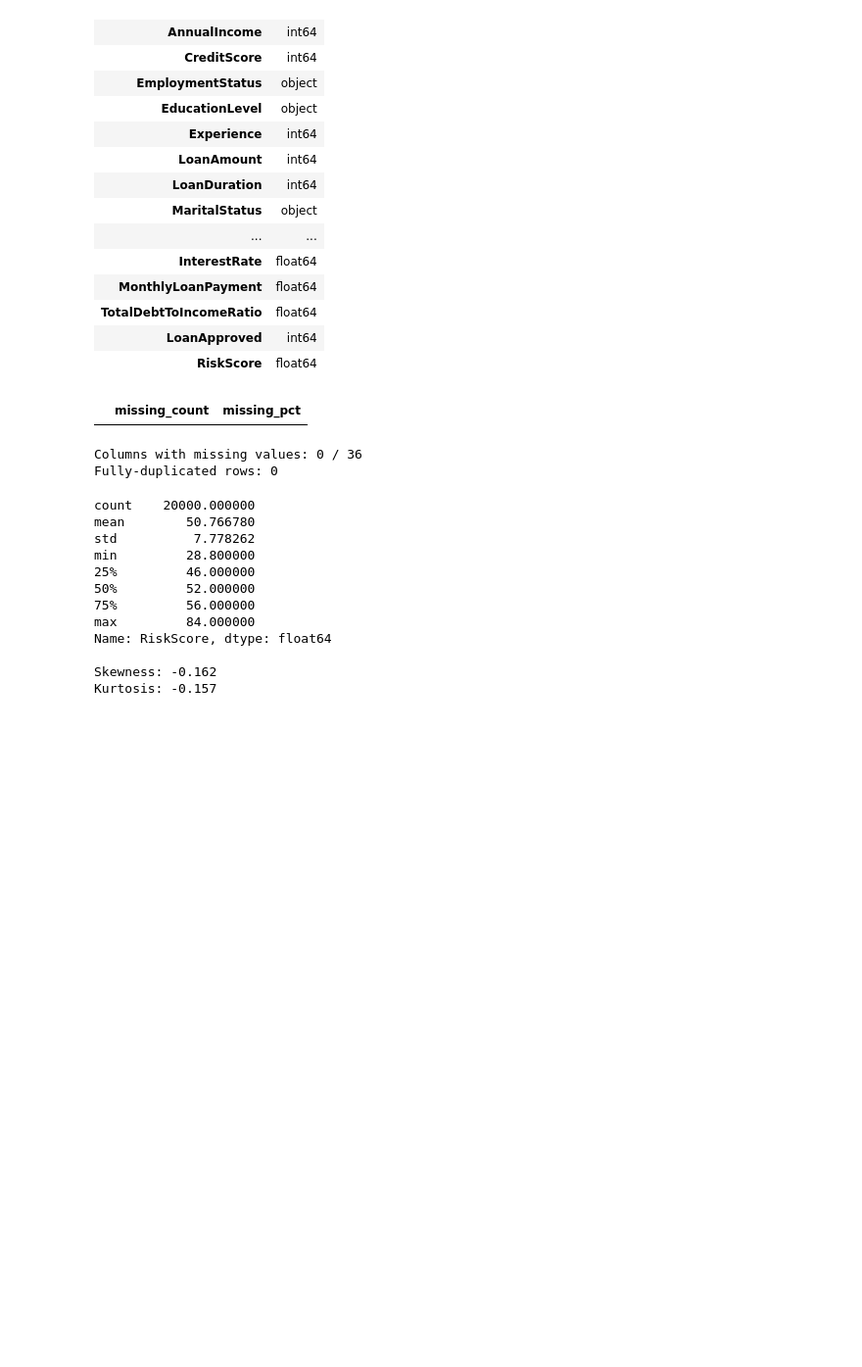
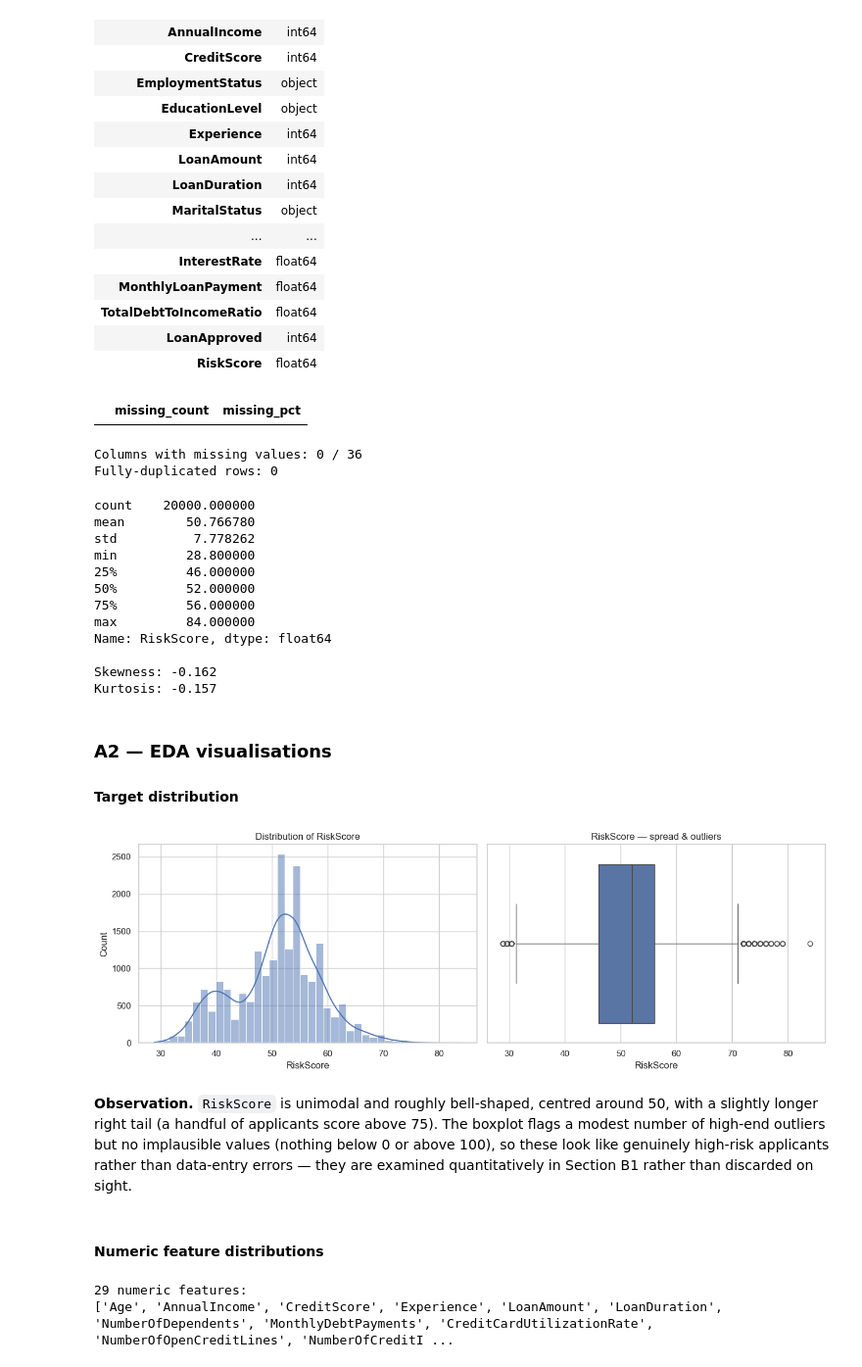
Before and after one commit to Isvarr/capstone_ml, a Jupyter notebook: credit_risk_regression.ipynb, the cells around one changed output. Shown at 98% size. Cells and saved outputs as stored; diff of their text form; code cells hidden in the pictures; blank space fills up the shorter version.

```diff
--- a/credit_risk_regression.ipynb
+++ b/credit_risk_regression.ipynb
@@ -101,0 +111,36 @@ Kurtosis: -0.157
+# %% [markdown]
+### A2 — EDA visualisations
+#### Target distribution
+# %%
+fig, axes = plt.subplots(1, 2, figsize=(13, 4.5))
+
+sns.histplot(df[TARGET], kde=True, bins=40, ax=axes[0], color="#4C72B0")
+axes[0].set_title("Distribution of RiskScore")
+axes[0].set_xlabel("RiskScore")
+axes[0].set_ylabel("Count")
+
+sns.boxplot(x=df[TARGET], ax=axes[1], color="#4C72B0")
+axes[1].set_title("RiskScore — spread & outliers")
+axes[1].set_xlabel("RiskScore")
+
+plt.tight_layout()
+plt.savefig("target_distribution.png", bbox_inches="tight")
+plt.show()
+# %% [output]
+[figure, added]
+# %% [markdown]
+**Observation.** `RiskScore` is unimodal and roughly bell-shaped, centred around 50, with a
+slightly longer right tail (a handful of applicants score above 75). The boxplot flags a modest
+number of high-end outliers but no implausible values (nothing below 0 or above 100), so these
+look like genuinely high-risk applicants rather than data-entry errors — they are examined
+quantitatively in Section B1 rather than discarded on sight.
+# %% [markdown]
+#### Numeric feature distributions
+# %%
+numeric_cols = df.select_dtypes(include=np.number).columns.tolist()
+numeric_features = [c for c in numeric_cols if c != TARGET]
+print(f"{len(numeric_features)} numeric features:")
+print(numeric_features)
+# %% [output]
+29 numeric features:
+['Age', 'AnnualIncome', 'CreditScore', 'Experience', 'LoanAmount', 'LoanDuration', 'NumberOfDependents', 'MonthlyDebtPayments', 'CreditCardUtilizationRate', 'NumberOfOpenCreditLines', 'NumberOfCreditI ...
```
Also changed, not shown: parts of 10 cells of this notebook.
